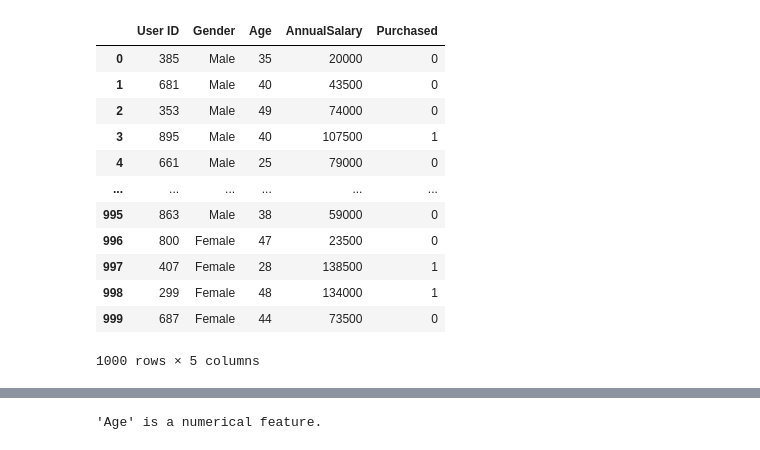
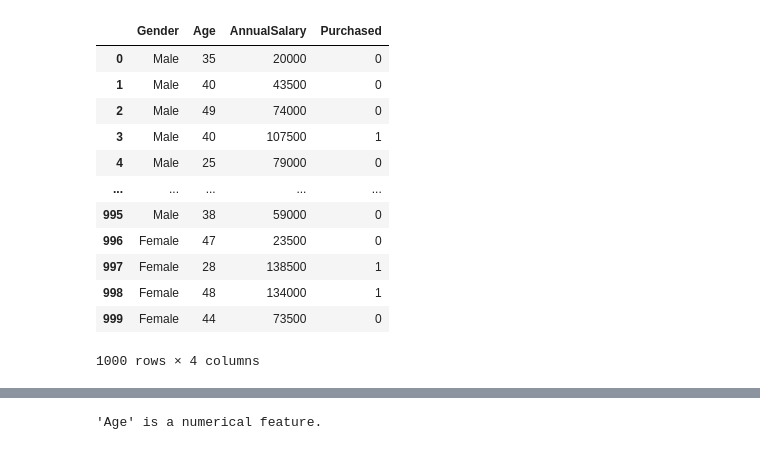
Before and after one commit to yuvraj-rathod-1202/Car_Purchase_Classification, a Jupyter notebook: EDA/EDA.ipynb, the cells around one changed output, grey strips where cells are left out. Saved outputs shown, nothing was run; the diff lists cells and outputs as text; code cells hidden in the pictures.

```diff
--- a/EDA/EDA.ipynb
+++ b/EDA/EDA.ipynb
@@ -11,21 +13,22 @@ from analyze.univariate_analysis import UnivariateAnalyzer
 # %%
 ingest = Ingestor()
 df = ingest.ingest("C:\projects\ml_learn\EToE\data_extracted\car_data.csv")
+df.drop(columns="User ID", inplace=True)
 df
 # %% [output]
-|  | User ID | Gender | Age | AnnualSalary | Purchased |
-| 0 | 385 | Male | 35 | 20000 | 0 |
-| 1 | 681 | Male | 40 | 43500 | 0 |
-| 2 | 353 | Male | 49 | 74000 | 0 |
-| 3 | 895 | Male | 40 | 107500 | 1 |
-| 4 | 661 | Male | 25 | 79000 | 0 |
-| ... | ... | ... | ... | ... | ... |
-| 995 | 863 | Male | 38 | 59000 | 0 |
-| 996 | 800 | Female | 47 | 23500 | 0 |
-| 997 | 407 | Female | 28 | 138500 | 1 |
-| 998 | 299 | Female | 48 | 134000 | 1 |
-| 999 | 687 | Female | 44 | 73500 | 0 |
+|  | Gender | Age | AnnualSalary | Purchased |
+| 0 | Male | 35 | 20000 | 0 |
+| 1 | Male | 40 | 43500 | 0 |
+| 2 | Male | 49 | 74000 | 0 |
+| 3 | Male | 40 | 107500 | 1 |
+| 4 | Male | 25 | 79000 | 0 |
+| ... | ... | ... | ... | ... |
+| 995 | Male | 38 | 59000 | 0 |
+| 996 | Female | 47 | 23500 | 0 |
+| 997 | Female | 28 | 138500 | 1 |
+| 998 | Female | 48 | 134000 | 1 |
+| 999 | Female | 44 | 73500 | 0 |
-1000 rows × 5 columns
+1000 rows × 4 columns
 # %%
 inspect = DataInspector(DataTypeInspectionStrategy())
 
```
Also changed, not shown: parts of 6 cells of this notebook, 1 other file.
